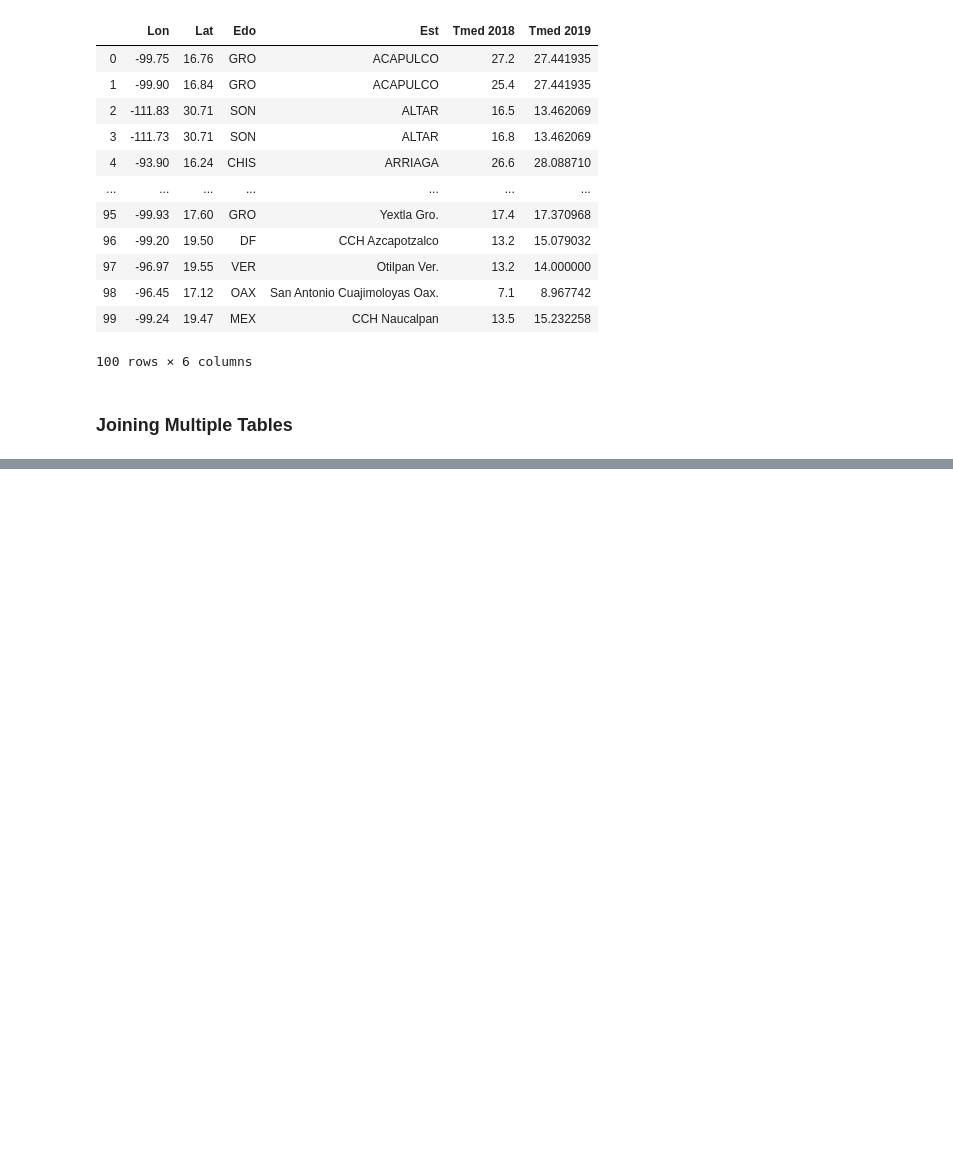
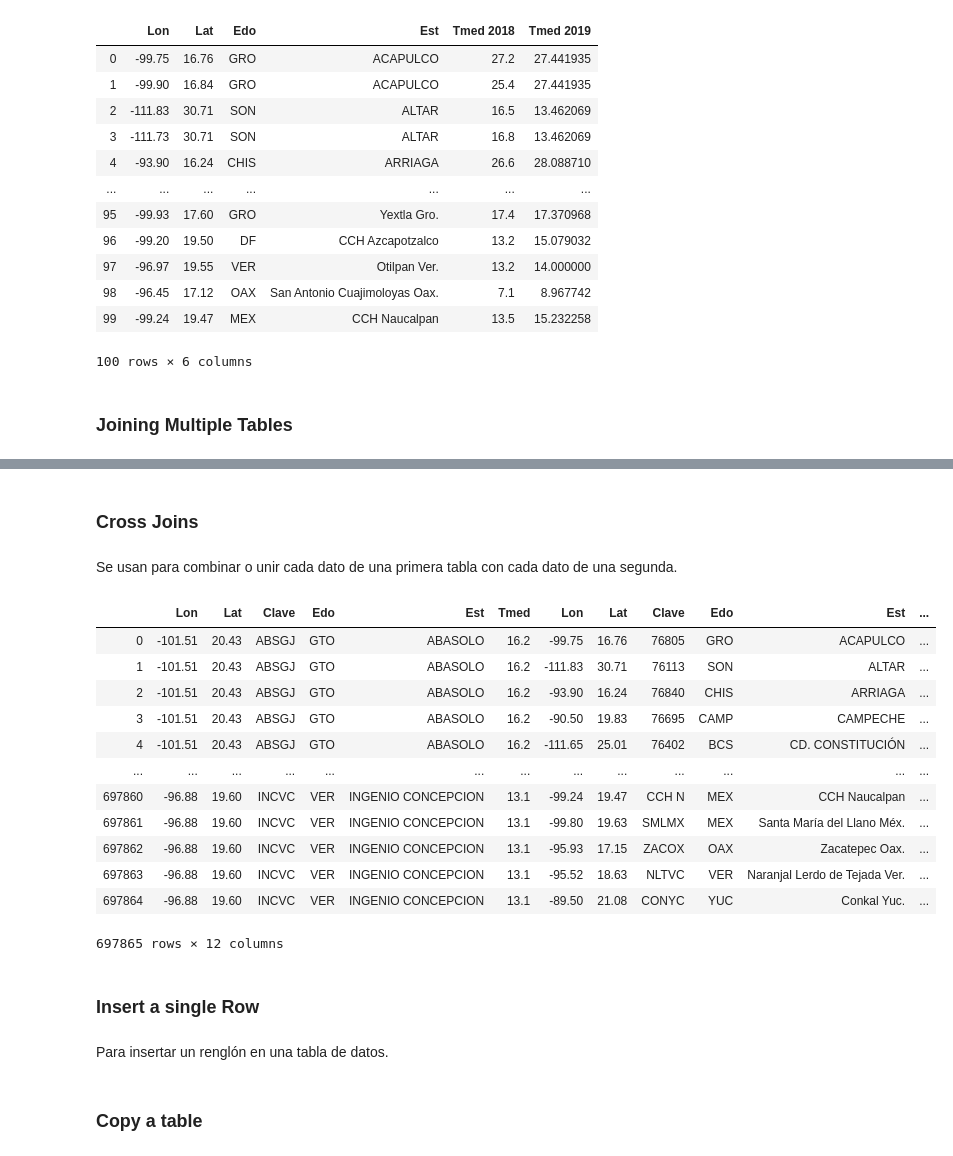
Before and after one commit to DCIDA2019/da2019-anaisabelotodo, a Jupyter notebook: Semana5/Tarea/Tarea5.ipynb, the cells around one changed output, grey strips where cells are left out. Drawn from its saved outputs; the diff is of its cells as text; code cells hidden in the pictures; blank space fills up the shorter version.

```diff
--- a/Semana5/Tarea/Tarea5.ipynb
+++ b/Semana5/Tarea/Tarea5.ipynb
@@ -573,0 +895,24 @@ pdsql("""SELECT o.Lon, o.Lat,
+# %% [markdown]
+### **Cross Joins**
+# %% [markdown]
+Se usan para combinar o unir cada dato de una primera tabla con cada dato de una segunda.
+# %%
+pdsql("""SELECT *
+    FROM temp_media_2018 ocho
+    CROSS JOIN temp_media_2019 nueve""")
+# %% [output]
+|  | Lon | Lat | Clave | Edo | Est | Tmed | Lon | Lat | Clave | Edo | Est | ... |
+| 0 | -101.51 | 20.43 | ABSGJ | GTO | ABASOLO | 16.2 | -99.75 | 16.76 | 76805 | GRO | ACAPULCO | ... |
+| 1 | -101.51 | 20.43 | ABSGJ | GTO | ABASOLO | 16.2 | -111.83 | 30.71 | 76113 | SON | ALTAR | ... |
+| 2 | -101.51 | 20.43 | ABSGJ | GTO | ABASOLO | 16.2 | -93.90 | 16.24 | 76840 | CHIS | ARRIAGA | ... |
+| 3 | -101.51 | 20.43 | ABSGJ | GTO | ABASOLO | 16.2 | -90.50 | 19.83 | 76695 | CAMP | CAMPECHE | ... |
+| 4 | -101.51 | 20.43 | ABSGJ | GTO | ABASOLO | 16.2 | -111.65 | 25.01 | 76402 | BCS | CD. CONSTITUCIÓN | ... |
+| ... | ... | ... | ... | ... | ... | ... | ... | ... | ... | ... | ... | ... |
+| 697860 | -96.88 | 19.60 | INCVC | VER | INGENIO CONCEPCION | 13.1 | -99.24 | 19.47 | CCH N | MEX | CCH Naucalpan | ... |
+| 697861 | -96.88 | 19.60 | INCVC | VER | INGENIO CONCEPCION | 13.1 | -99.80 | 19.63 | SMLMX | MEX | Santa María del Llano Méx. | ... |
+| 697862 | -96.88 | 19.60 | INCVC | VER | INGENIO CONCEPCION | 13.1 | -95.93 | 17.15 | ZACOX | OAX | Zacatepec Oax. | ... |
+| 697863 | -96.88 | 19.60 | INCVC | VER | INGENIO CONCEPCION | 13.1 | -95.52 | 18.63 | NLTVC | VER | Naranjal Lerdo de Tejada Ver. | ... |
+| 697864 | -96.88 | 19.60 | INCVC | VER | INGENIO CONCEPCION | 13.1 | -89.50 | 21.08 | CONYC | YUC | Conkal Yuc. | ... |
+697865 rows × 12 columns
+# %% [markdown]
+### **Insert a single Row**
@@ -573,0 +921,2 @@ pdsql("""SELECT o.Lon, o.Lat,
+# %% [markdown]
+Para insertar un renglón en una tabla de datos.
@@ -573,0 +926,2 @@ pdsql("""SELECT o.Lon, o.Lat,
+# %% [markdown]
+### **Copy a table**
```
Also changed, not shown: parts of 36 cells of this notebook.
